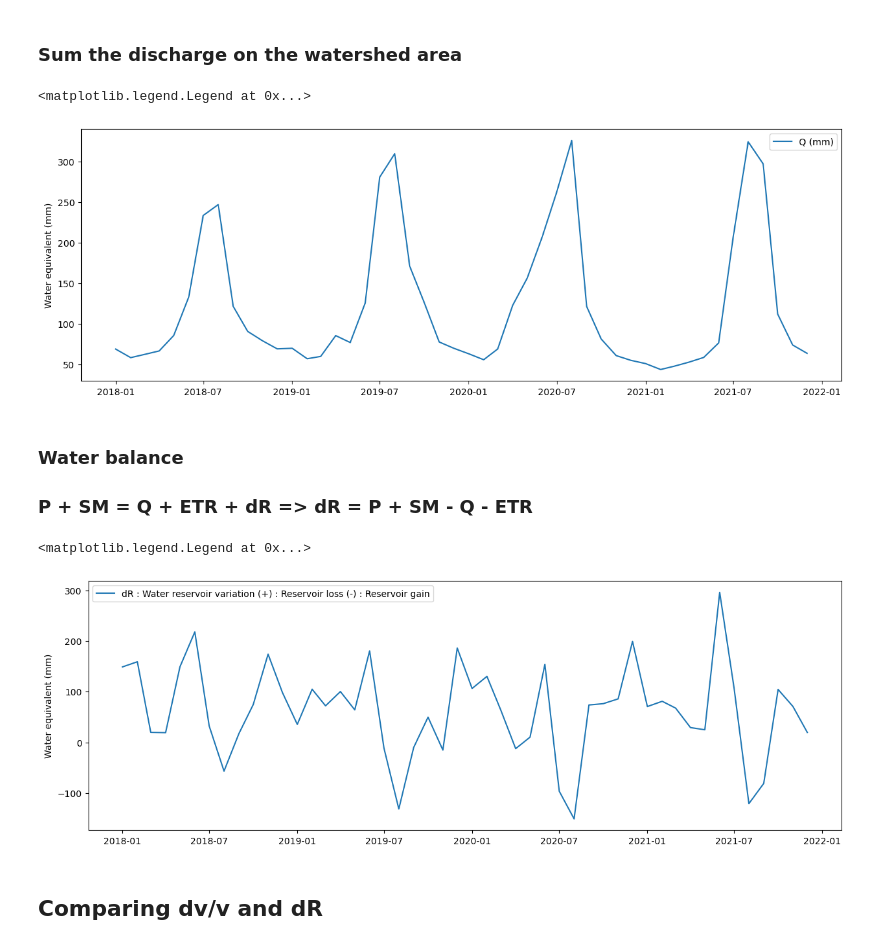
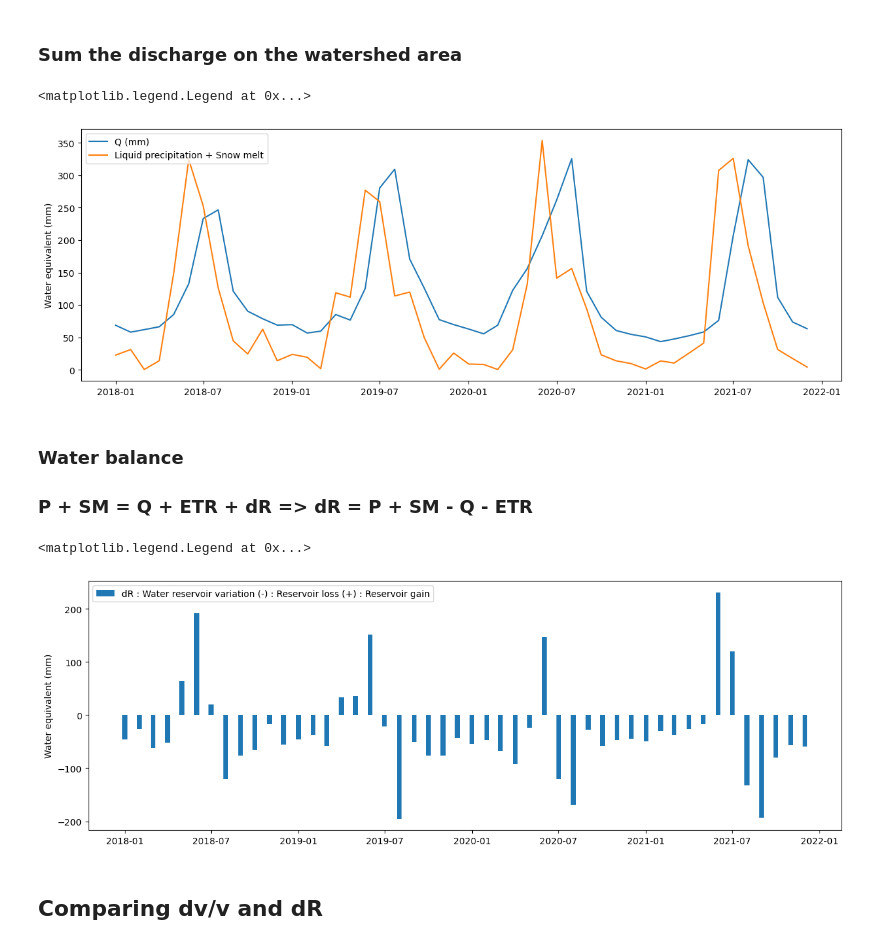
Before and after one commit to jgovoort/sismo-memo, a Jupyter notebook: hydro-balance.ipynb, the cells around one changed output. Drawn from its saved outputs; the diff is of its cells as text; code cells hidden in the pictures.

```diff
--- a/hydro-balance.ipynb
+++ b/hydro-balance.ipynb
@@ -83,0 +86,27 @@ Watershed area 2165459786.5 m²
+# %%
+mapV = shp.Reader("D:/MEMOIRE/SIG/djupa/watershed_v289n_intersect.shp")
+
+X, Y = np.meshgrid(LON, LAT)
+sfmap = np.where(sf==-32767.,np.nan,sf) #converting into np.nan values
+plt.figure()
+plt.pcolormesh(X,Y,sfmap[24]*1000, cmap = 'jet')
+plt.colorbar(label='Average Snowfall\n(water equivalent [mm/day])')
+
+for shape in mapV.shapeRecords(): #djupa watershed
+    x = [i[0] for i in shape.shape.points[:]]
+    y = [i[1] for i in shape.shape.points[:]]
+    plt.plot(x,y, c='r',linestyle ='--')
+
+for i in range(len(surfdata.y_cent)):
+    idxLat = find_nearest(LAT, surfdata.y_cent[i])
+    idxLong = find_nearest(LON, surfdata.x_cent[i])
+    #print(LAT[idxLat],LON[idxLong])
+
+    plt.scatter(surfdata.x_cent[i],surfdata.y_cent[i], marker='+', c='r')
+    plt.scatter(LON[idxLong], LAT[idxLat], marker='+', c='green')
+
+plt.xlabel('Longitude (°)')
+plt.ylabel('Latitude (°)')
+plt.xlim(-18,-16)
+plt.ylim(64.0,65.5)
+plt.show()
@@ -110,10 +141,10 @@ for idp in range(len(fid)) :
 
     LP = np.array(P)-np.array(SF)
     L = 0.05*np.array(T)**3 + 25*np.array(T) + 300
-    W = LP #+ np.array(SM)
+    W = LP + np.array(SM)
     ETR = np.array(W)/(0.9+np.array(W)**2/L**2)**1/2
     print(len(P),len(T),len(SM),len(ETR),len(SF))
-    R = np.block([T,P,list(ETR),SF,SM])
+    R = np.block([T,P,list(ETR),list(LP),SF,SM])
     dicth.update({str(fid[idp]):R})
     #print(nantest)
 # %% [output]
@@ -142,9 +176,9 @@ for a in dicth :
     tP.append(dicth[a][1])
     tETR.append(dicth[a][2])
     tLP.append(dicth[a][3])
-    tSM.append(dicth[a][4])
+    tSM.append(dicth[a][5])
 sumP = np.sum(np.array(tP), axis = 0)
-sumLP = np.sum(np.array(tP), axis = 0)
+sumLP = np.sum(np.array(tLP), axis = 0)
 sumETR = np.sum(np.array(tETR), axis = 0)
 sumSM = np.sum(np.array(tSM), axis = 0)
 # %%
@@ -211,13 +245,12 @@ sumQmm = np.array(sumQ)*1000/totsurf
 # %%
 plt.figure(figsize=(15,5))
 plt.plot(datime,sumQmm, label='Q (mm)')
-#plt.plot(datime,sumETR, label='ETR')
-#plt.plot(datime,sumSM, label='ETR')
+plt.plot(datime,sumLP + sumSM, label='Liquid precipitation + Snow melt')
 plt.ylabel('Water equivalent (mm)')
 plt.legend()
 # %% [output]
 <matplotlib.legend.Legend at 0x...>
-[figure, old version]
+[figure, new version]
 # %% [markdown]
 ### Water balance
 ### P + SM = Q + ETR + dR => dR = P + SM - Q - ETR
@@ -226,11 +259,11 @@ dR = sumLP+sumSM-sumQmm-ETR
 # %%
 plt.figure(figsize=(15,5))
-plt.plot(datime,dR, label='dR : Water reservoir variation (+) : Reservoir loss (-) : Reservoir gain')
+plt.bar(datime,dR, label='dR : Water reservoir variation (-) : Reservoir loss (+) : Reservoir gain', width=10)
 plt.ylabel('Water equivalent (mm)')
 plt.legend()
 # %% [output]
 <matplotlib.legend.Legend at 0x...>
-[figure, old version]
+[figure, new version]
 # %%
 vR = []
 R = 0
```
Also changed, not shown: parts of 16 cells of this notebook, 4 other files.
